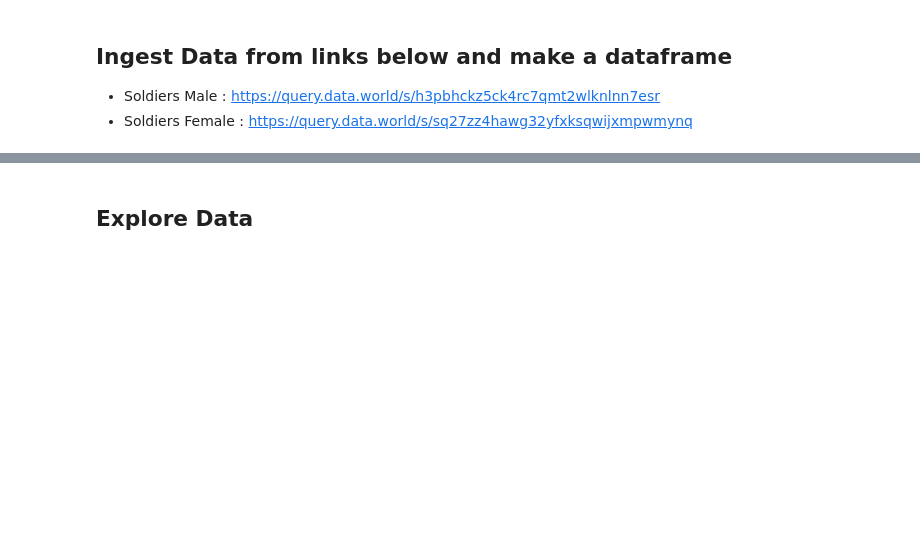
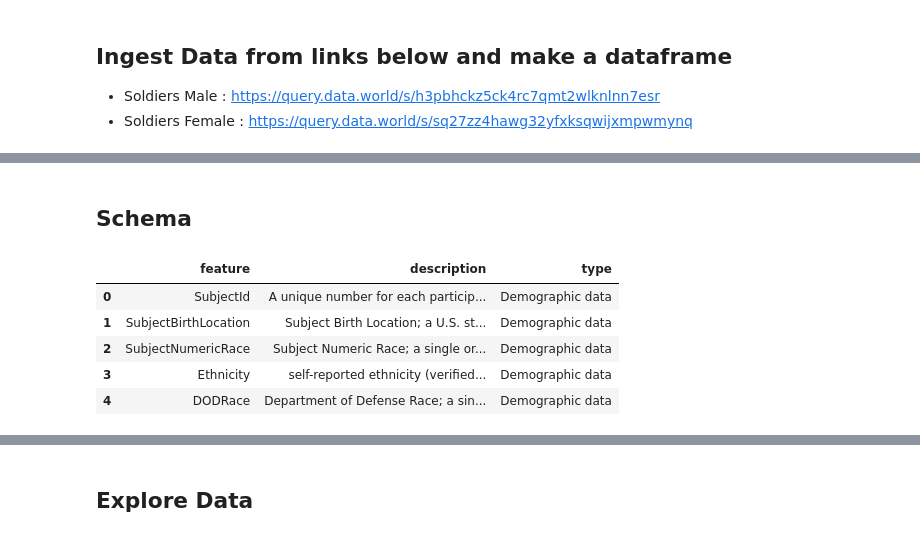
Before and after one commit to 0xArwa/soldier-race-prediction, a Jupyter notebook: Race Prediction/soldier_race_project_students.ipynb, the cells around one changed output, grey strips where cells are left out. Cells and saved outputs as stored; diff of their text form; code cells hidden in the pictures; blank space fills up the shorter version.

```diff
--- a/Race Prediction/soldier_race_project_students.ipynb
+++ b/Race Prediction/soldier_race_project_students.ipynb
@@ -77,0 +152,12 @@ Besides Numpy and Pandas, you need to import the necessary modules for data visu
+# %% [markdown]
+## Schema
+# %%
+schema = pd.read_csv('ANSUR II Databases Overview.csv')
+schema.head()
+# %% [output]
+|  | feature | description | type |
+| 0 | SubjectId | A unique number for each particip... | Demographic data |
+| 1 | SubjectBirthLocation | Subject Birth Location; a U.S. st... | Demographic data |
+| 2 | SubjectNumericRace | Subject Numeric Race; a single or... | Demographic data |
+| 3 | Ethnicity | self-reported ethnicity (verified... | Demographic data |
+| 4 | DODRace | Department of Defense Race; a sin... | Demographic data |
```
Also changed, not shown: parts of 20 cells of this notebook, 1 other file.
